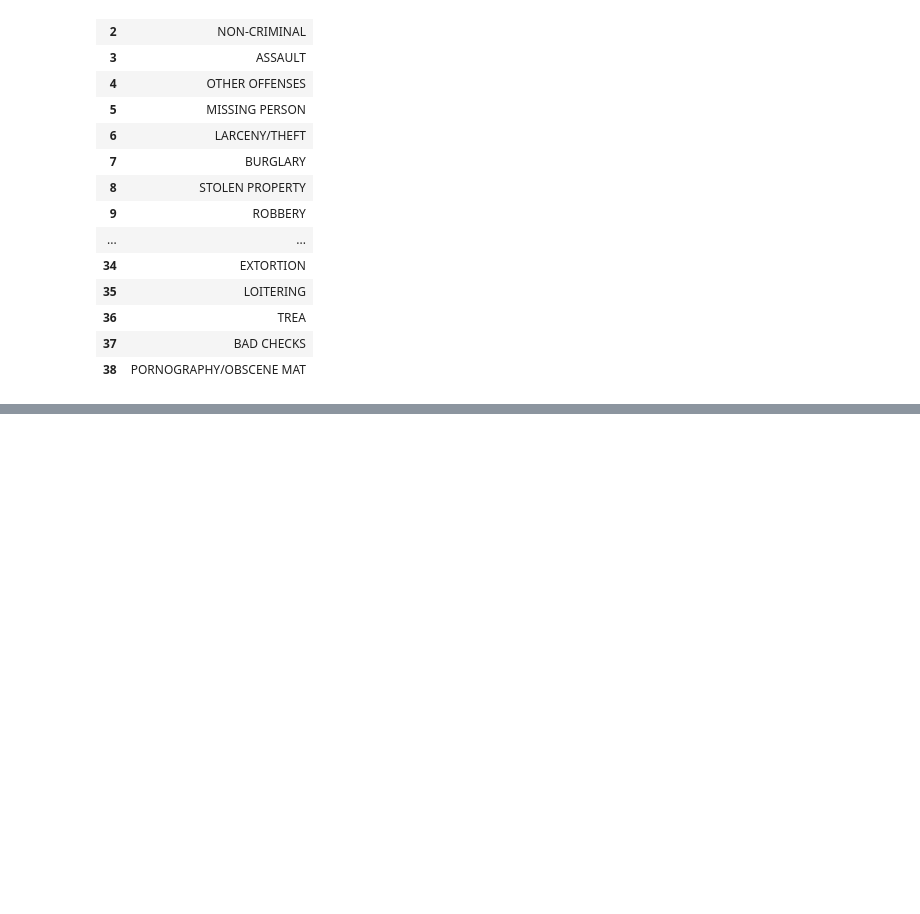
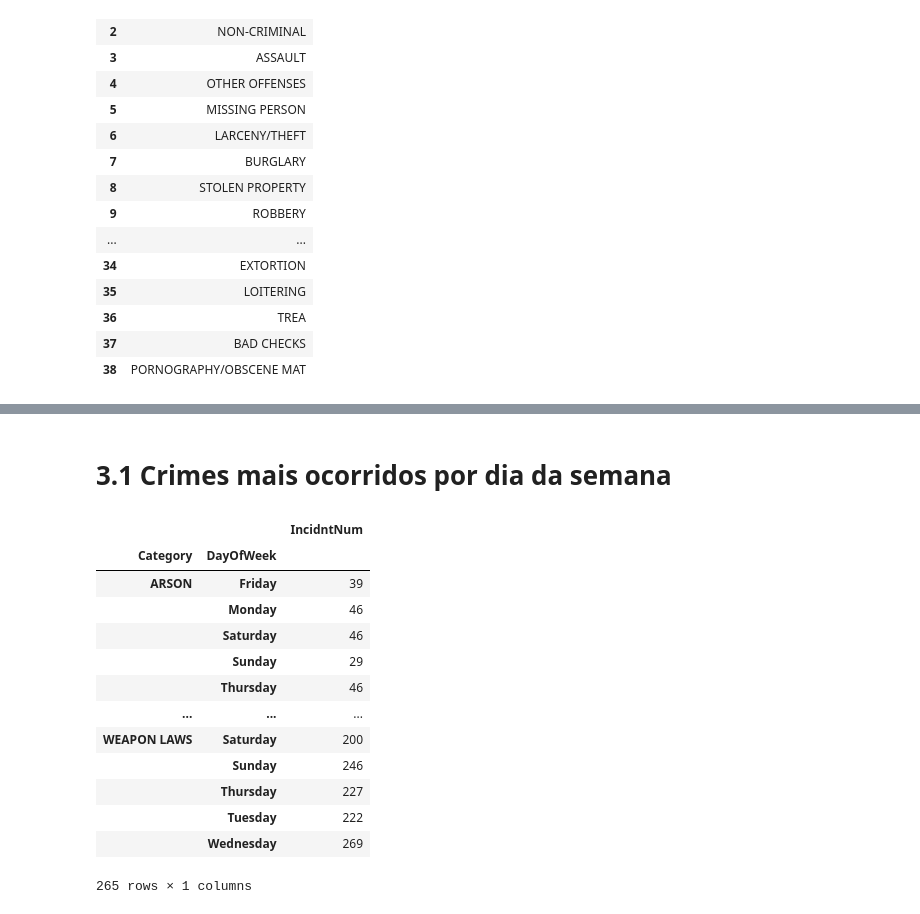
Before and after one commit to scarletjulia/san_francisco_crimes, a Jupyter notebook: San Francisco Crimes.ipynb, the cells around one changed output, grey strips where cells are left out. Cells and saved outputs as stored; diff of their text form; code cells hidden in the pictures; blank space fills up the shorter version.

```diff
--- a/San Francisco Crimes.ipynb
+++ b/San Francisco Crimes.ipynb
@@ -112,0 +168,19 @@ crime_types
+# %% [markdown]
+# 3.1 Crimes mais ocorridos por dia da semana
+# %%
+dados[['Category', 'DayOfWeek', 'IncidntNum']].groupby(['Category', 'DayOfWeek']).count()
+# %% [output]
+|  |  | IncidntNum |
+| Category | DayOfWeek |  |
+| ARSON | Friday | 39 |
+|  | Monday | 46 |
+|  | Saturday | 46 |
+|  | Sunday | 29 |
+|  | Thursday | 46 |
+| ... | ... | ... |
+| WEAPON LAWS | Saturday | 200 |
+|  | Sunday | 246 |
+|  | Thursday | 227 |
+|  | Tuesday | 222 |
+|  | Wednesday | 269 |
+265 rows × 1 columns
```
Also changed, not shown: parts of 12 cells of this notebook.
